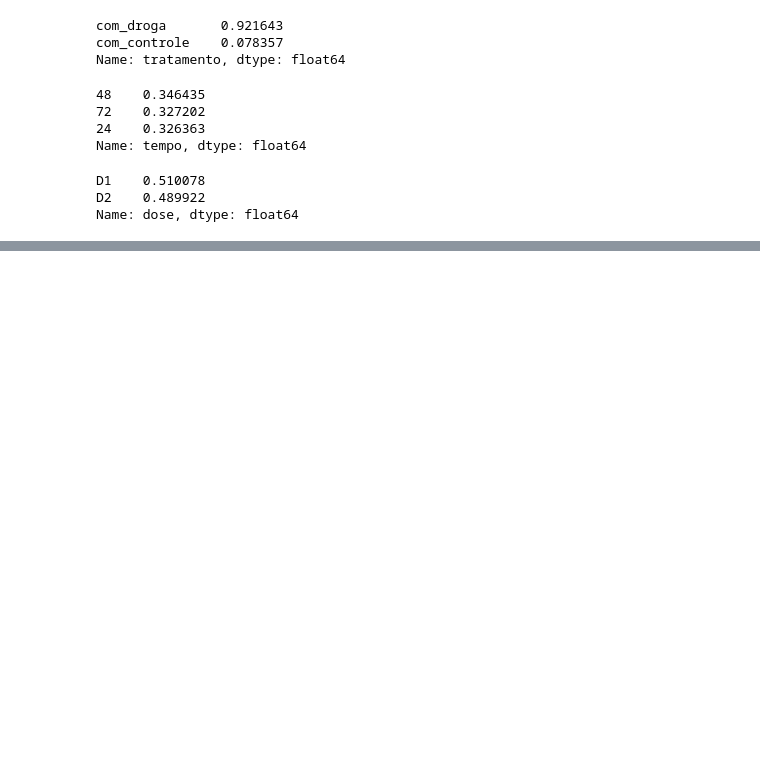
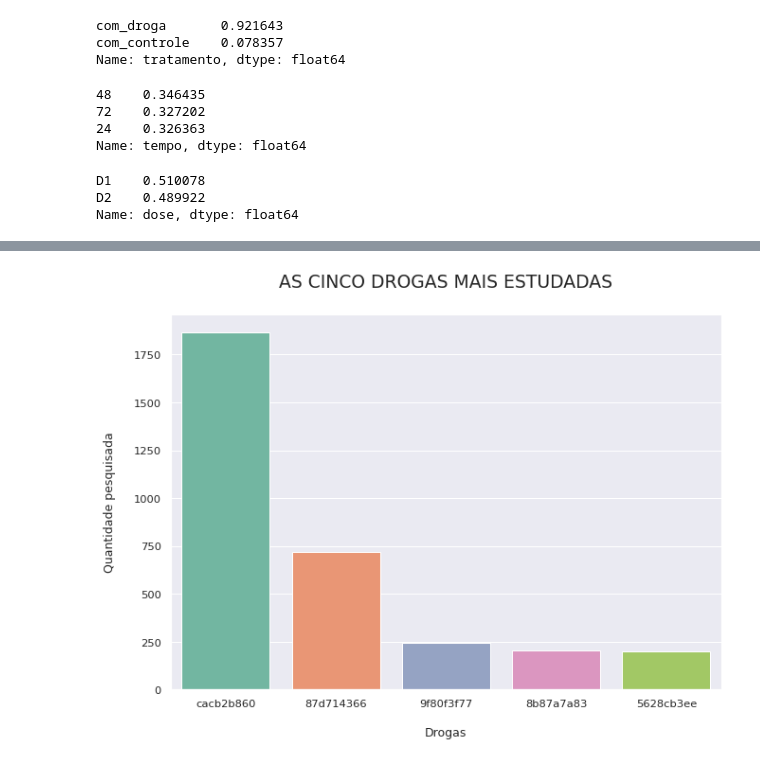
Before and after one commit to Bruno-Marin/ImersaoDados, a Jupyter notebook: Aula01.ipynb, the cells around one changed output, grey strips where cells are left out. Drawn from its saved outputs; the diff is of its cells as text; code cells hidden in the pictures; blank space fills up the shorter version.

```diff
--- a/Aula01.ipynb
+++ b/Aula01.ipynb
@@ -135,3 +142,15 @@ dados['tempo'].value_counts().plot.bar()
+# %%
+drogas = dados.droga.value_counts().index[:5]
+drogas_mais = dados.query('droga in @drogas')
+# %%
+plt.figure(figsize=(10,7), dpi=75)
+ax = sns.countplot(x = 'droga', data=drogas_mais, order = drogas, palette=sns.color_palette('Set2'))
+ax.set_title('As Cinco drogas mais estudadas\n'.upper(),fontsize= 18)
+ax.set_xlabel('\nDrogas')
+ax.set_ylabel('Quantidade pesquisada\n')
+plt.show()
+# %% [output]
+[figure, added]
 # %%
 dados_filtrados = dados[dados['g-0'] > 0]
 dados_filtrados.head()
```
Also changed, not shown: parts of 8 cells of this notebook.
